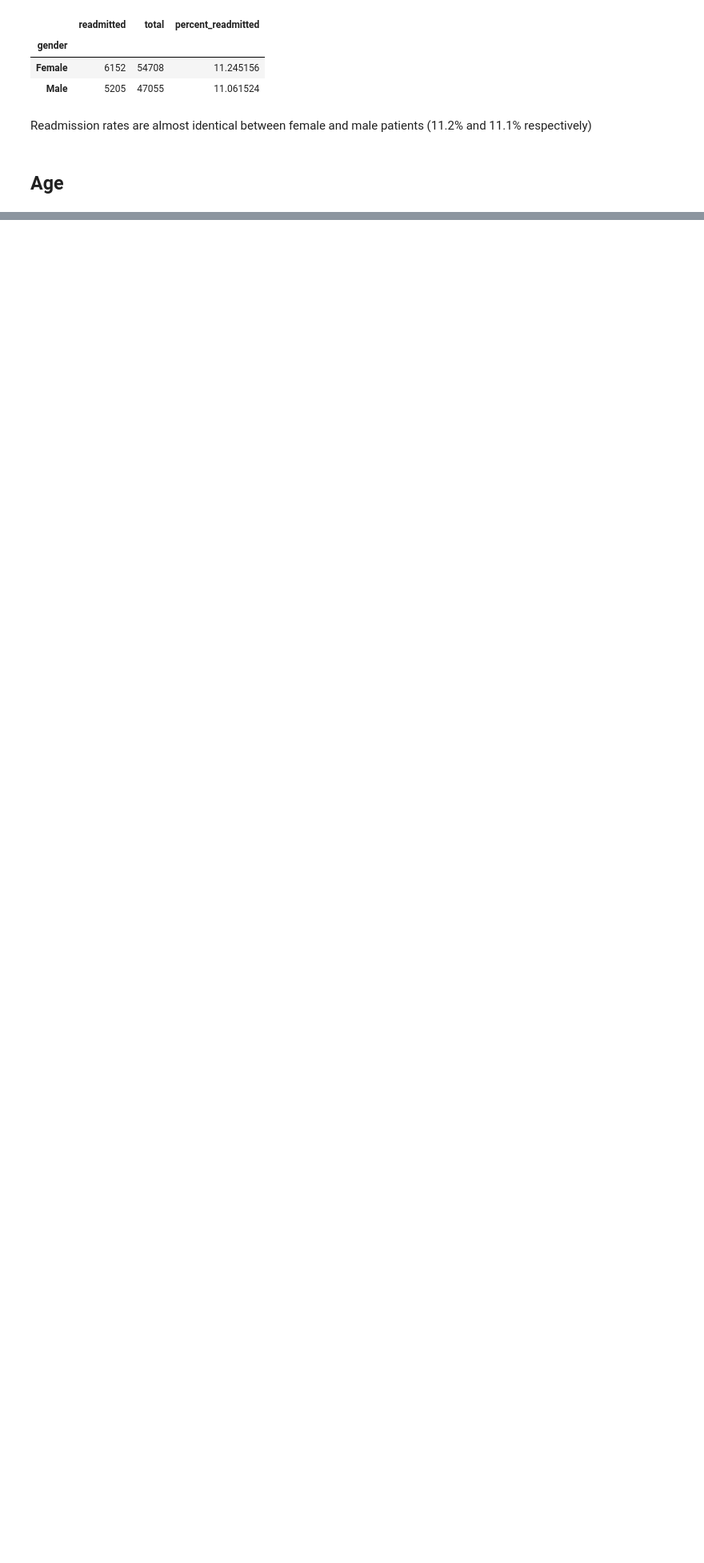
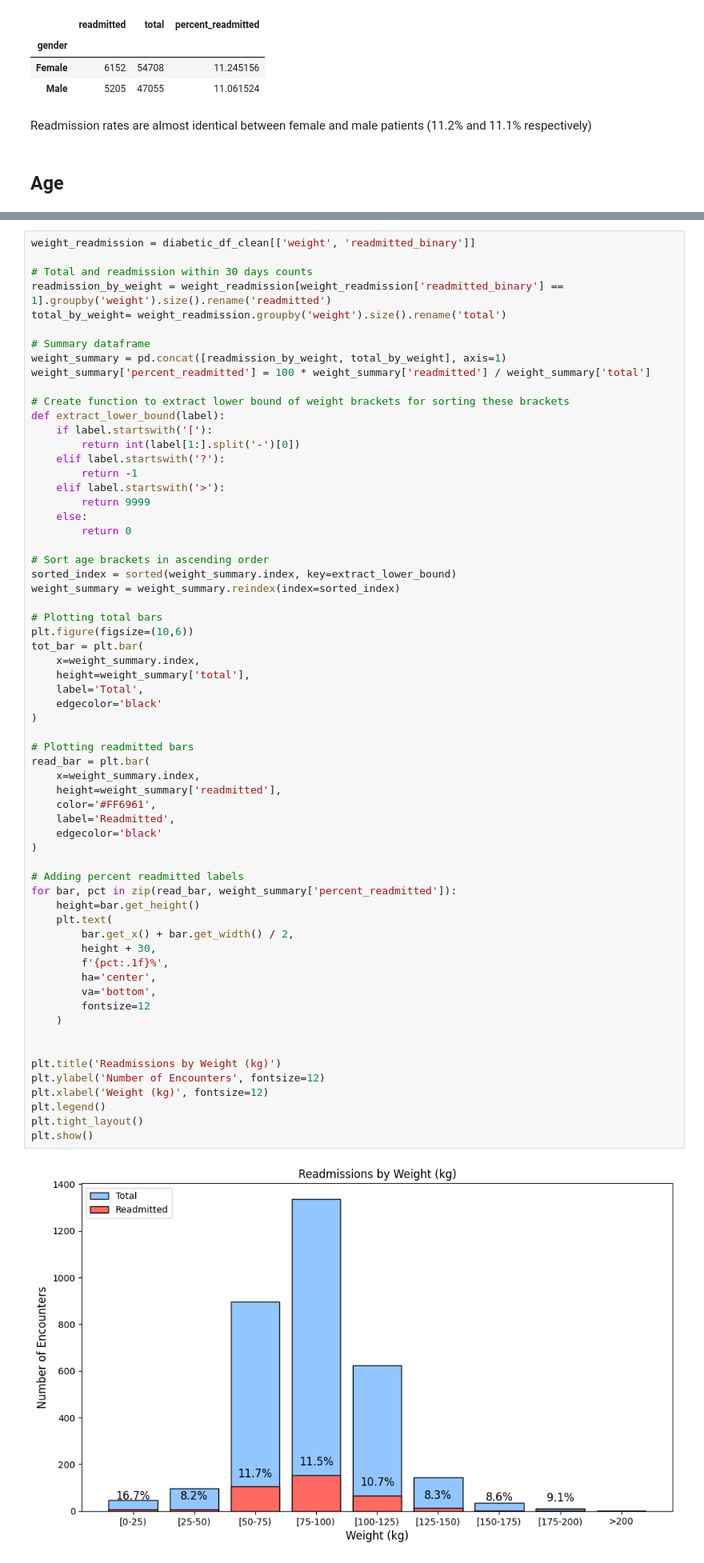
Before and after one commit to JamesSchonknecht/diabetes_project, a Jupyter notebook: scripts/2_Readmission_Analysis.ipynb, the cells around one changed output, grey strips where cells are left out. Shown at 80% size. Drawn from its saved outputs; the diff is of its cells as text; blank space fills up the shorter version.

```diff
--- a/scripts/2_Readmission_Analysis.ipynb
+++ b/scripts/2_Readmission_Analysis.ipynb
@@ -311,0 +314,65 @@ There is a decrease in mortality rate for the oldest age bracket `90-100` (11.1%
+# %%
+weight_readmission = diabetic_df_clean[['weight', 'readmitted_binary']]
+
+# Total and readmission within 30 days counts
+readmission_by_weight = weight_readmission[weight_readmission['readmitted_binary'] == 1].groupby('weight').size().rename('readmitted')
+total_by_weight= weight_readmission.groupby('weight').size().rename('total')
+
+# Summary dataframe
+weight_summary = pd.concat([readmission_by_weight, total_by_weight], axis=1)
+weight_summary['percent_readmitted'] = 100 * weight_summary['readmitted'] / weight_summary['total']
+
+# Create function to extract lower bound of weight brackets for sorting these brackets
+def extract_lower_bound(label):
+    if label.startswith('['):
+        return int(label[1:].split('-')[0])
+    elif label.startswith('?'):
+        return -1
+    elif label.startswith('>'):
+        return 9999
+    else:
+        return 0
+
+# Sort age brackets in ascending order
+sorted_index = sorted(weight_summary.index, key=extract_lower_bound)
+weight_summary = weight_summary.reindex(index=sorted_index)
+
+# Plotting total bars
+plt.figure(figsize=(10,6))
+tot_bar = plt.bar(
+    x=weight_summary.index,
+    height=weight_summary['total'],
+    label='Total',
+    edgecolor='black'
+)
+
+# Plotting readmitted bars
+read_bar = plt.bar(
+    x=weight_summary.index,
+    height=weight_summary['readmitted'],
+    color='#FF6961',
+    label='Readmitted',
+    edgecolor='black'
+)
+
+# Adding percent readmitted labels
+for bar, pct in zip(read_bar, weight_summary['percent_readmitted']):
+    height=bar.get_height()
+    plt.text(
+        bar.get_x() + bar.get_width() / 2,
+        height + 30,
+        f'{pct:.1f}%',
+        ha='center',
+        va='bottom',
+        fontsize=12
+    )
+
+
+plt.title('Readmissions by Weight (kg)')
+plt.ylabel('Number of Encounters', fontsize=12)
+plt.xlabel('Weight (kg)', fontsize=12)
+plt.legend()
+plt.tight_layout()
+plt.show()
+# %% [output]
+[figure, added]
```
Also changed, not shown: parts of 13 cells of this notebook.
